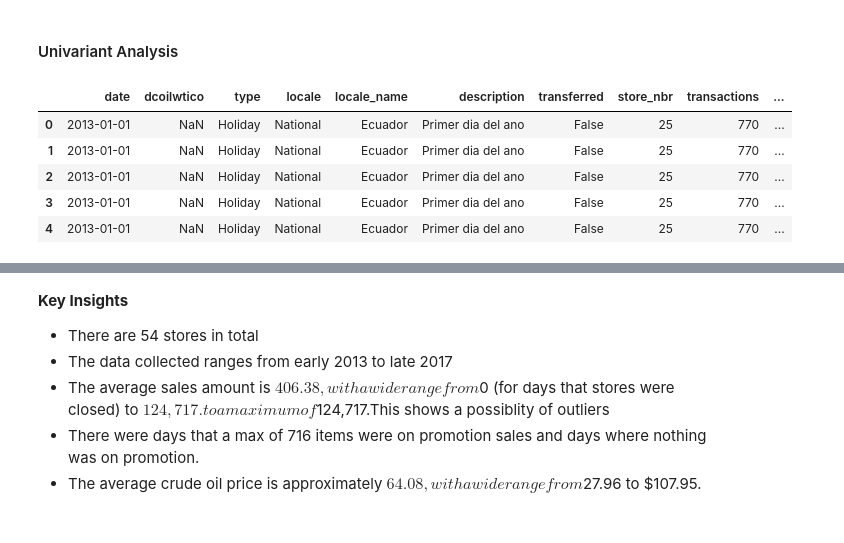
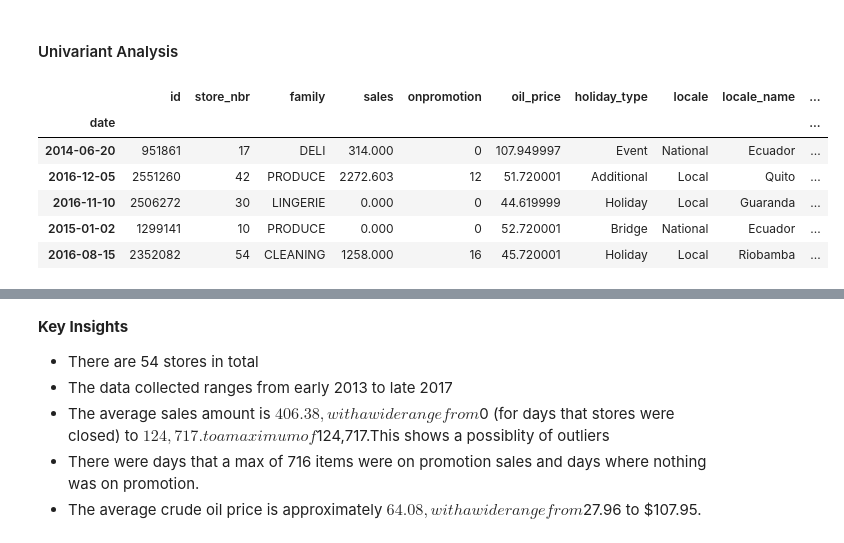
Before and after one commit to Kwamena-A-Yamoah/Time-Series-Regression-Analysis-Corporation-Favorita-, a Jupyter notebook: Notebook/Time_Series_Regression_Analysis.ipynb, the cells around one changed output, grey strips where cells are left out. Cells and saved outputs as stored; diff of their text form; code cells hidden in the pictures.

```diff
--- a/Notebook/Time_Series_Regression_Analysis.ipynb
+++ b/Notebook/Time_Series_Regression_Analysis.ipynb
@@ -470,0 +476,8 @@ __Key Insight__
+# %%
+# rename column in oil_df
+oil_df = oil_df.rename(columns={'dcoilwtico':'oil_price'})
+
+# Fill the null values with the next available value using bfill
+oil_df['oil_price'] = oil_df['oil_price'].fillna(method='bfill')
+
+oil_df
@@ -473,11 +506,16 @@ __Key Insight__
 # %%
 # Merge all holidays, transaction and oil datasets on "date"
 hot_df = oil_df.merge(holidays_df, on="date") \
-             .merge(transactions_df, on="date")
+             .merge(transactions_df, on="date")\
+            .merge(stores_df, on= "store_nbr")
 
 # Merging hot_df and train_df on "date" and "store_nbr"
-all_df= hot_df.merge(train_df, on=["date",'store_nbr'], how='inner')
+all_df= train_df.merge(hot_df, on=["date", "store_nbr"])
 
 print("Merged data shape:", all_df.shape)
+
+# rename columns
+all_df= all_df.rename(columns={'type_x':'holiday_type', 'type_y':'store_type'})
+
 all_df.head()
 # %% [output]
@@ -536,9 +574,9 @@ __Key Insights__
 - The percentage of null values in the 'dcoilwtico' column is 6.84%, which is not a significant number. We can safely fill these nulls with the next available value using backfill.
 - All null values in the "dcoilwtico" column have "False" value in the transferred column indicating that all their event types were not transferred.
 # %%
-# Fill the null values with the next available value using bfill
-all_df['dcoilwtico'] = all_df['dcoilwtico'].fillna(method='bfill')
+# # Fill the null values with the next available value using bfill
+# all_df['oil_price'] = all_df['oil_price'].fillna(method='bfill')
 
 # view data
-all_df.head()
+all_df.isna().sum()
 # %% [output]
@@ -560,14 +610,15 @@ Null values filled successfully
 #### Univariant Analysis
 # %%
 # View the train data
-all_df.head()
+all_df.sample(5)
 # %% [output]
-|  | date | dcoilwtico | type | locale | locale_name | description | transferred | store_nbr | transactions | ... |
-| 0 | 2013-01-01 | NaN | Holiday | National | Ecuador | Primer dia del ano | False | 25 | 770 | ... |
-| 1 | 2013-01-01 | NaN | Holiday | National | Ecuador | Primer dia del ano | False | 25 | 770 | ... |
-| 2 | 2013-01-01 | NaN | Holiday | National | Ecuador | Primer dia del ano | False | 25 | 770 | ... |
-| 3 | 2013-01-01 | NaN | Holiday | National | Ecuador | Primer dia del ano | False | 25 | 770 | ... |
-| 4 | 2013-01-01 | NaN | Holiday | National | Ecuador | Primer dia del ano | False | 25 | 770 | ... |
+|  | id | store_nbr | family | sales | onpromotion | oil_price | holiday_type | locale | locale_name | ... |
+| date |  |  |  |  |  |  |  |  |  | ... |
+| 2014-06-20 | 951861 | 17 | DELI | 314.000 | 0 | 107.949997 | Event | National | Ecuador | ... |
+| 2016-12-05 | 2551260 | 42 | PRODUCE | 2272.603 | 12 | 51.720001 | Additional | Local | Quito | ... |
+| 2016-11-10 | 2506272 | 30 | LINGERIE | 0.000 | 0 | 44.619999 | Holiday | Local | Guaranda | ... |
+| 2015-01-02 | 1299141 | 10 | PRODUCE | 0.000 | 0 | 52.720001 | Bridge | National | Ecuador | ... |
+| 2016-08-15 | 2352082 | 54 | CLEANING | 1258.000 | 16 | 45.720001 | Holiday | Local | Riobamba | ... |
 # %%
 # Check the statistical describtion of the Train dataset
 all_df.describe().T
```
Also changed, not shown: parts of 97 cells of this notebook, 1 other file.
